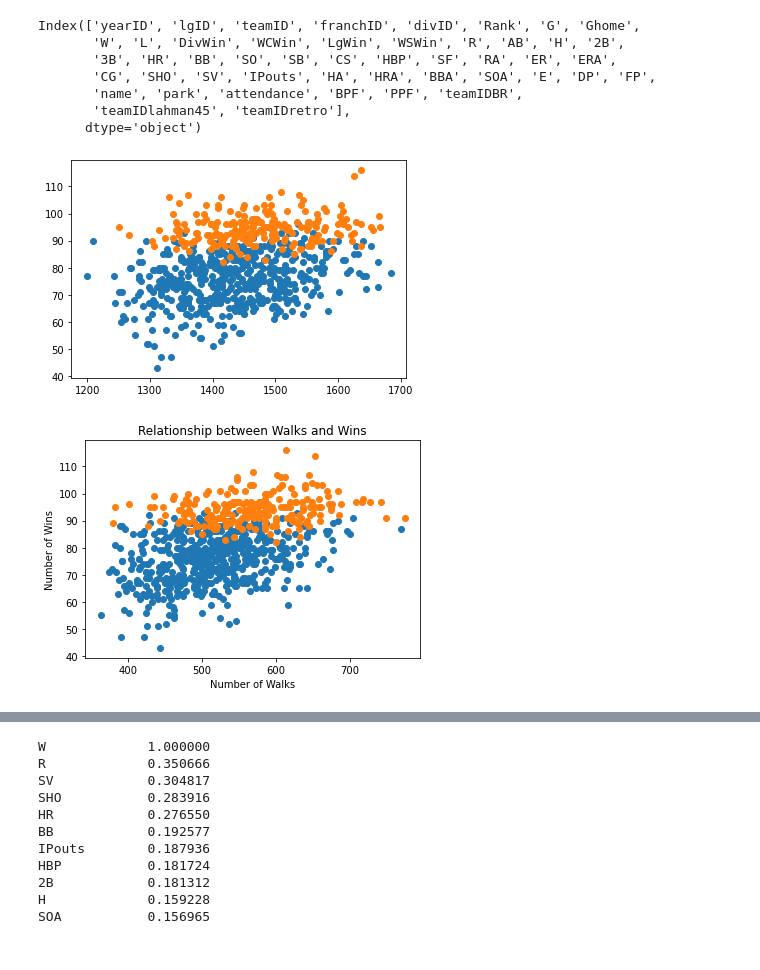
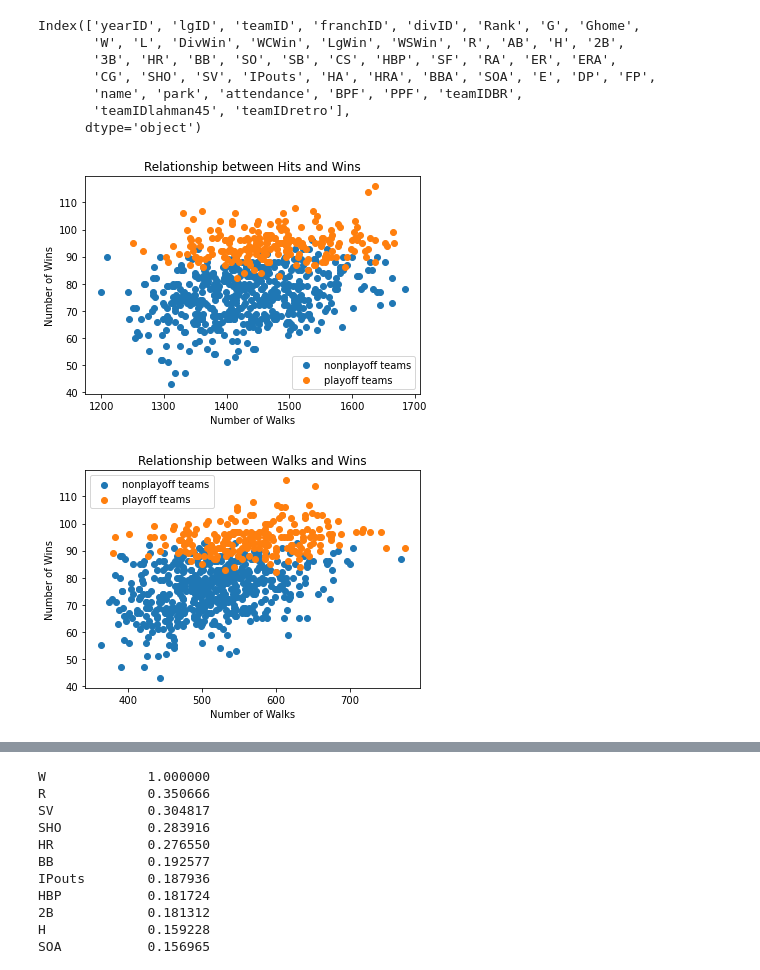
Before and after one commit to dw943893/baseball_predictor, a Jupyter notebook: CAP_EDA.ipynb, the cells around one changed output, grey strips where cells are left out. Drawn from its saved outputs; the diff is of its cells as text; code cells hidden in the pictures.

```diff
--- a/CAP_EDA.ipynb
+++ b/CAP_EDA.ipynb
@@ -1388,17 +1510,20 @@ h = teams_modern["WSWin"] == "N"
 # %%
 teams_non_playoffs_modern = teams_modern[e&f&g&h]
 # %%
-plt.scatter(teams_non_playoffs_modern["H"], teams_non_playoffs_modern["W"])
-plt.scatter(teams_playoffs_modern["H"], teams_playoffs_modern["W"]);
-#plt.legend()
+plt.scatter(teams_non_playoffs_modern["H"], teams_non_playoffs_modern["W"], label = "nonplayoff teams")
+plt.scatter(teams_playoffs_modern["H"], teams_playoffs_modern["W"], label = "playoff teams")
+plt.xlabel("Number of Walks")
+plt.ylabel("Number of Wins")
+plt.title("Relationship between Hits and Wins")
+plt.legend();
 # %% [output]
-[figure, old version]
+[figure, new version]
 # %%
-plt.scatter(teams_non_playoffs_modern["BB"], teams_non_playoffs_modern["W"])
-plt.scatter(teams_playoffs_modern["BB"], teams_playoffs_modern["W"])
+plt.scatter(teams_non_playoffs_modern["BB"], teams_non_playoffs_modern["W"], label = "nonplayoff teams")
+plt.scatter(teams_playoffs_modern["BB"], teams_playoffs_modern["W"], label = "playoff teams")
 plt.xlabel("Number of Walks")
 plt.ylabel("Number of Wins")
 plt.title("Relationship between Walks and Wins")
 plt.legend();
 # %% [output]
-[figure, old version]
+[figure, new version]
```
Also changed, not shown: parts of 21 cells of this notebook, 1 other file.
